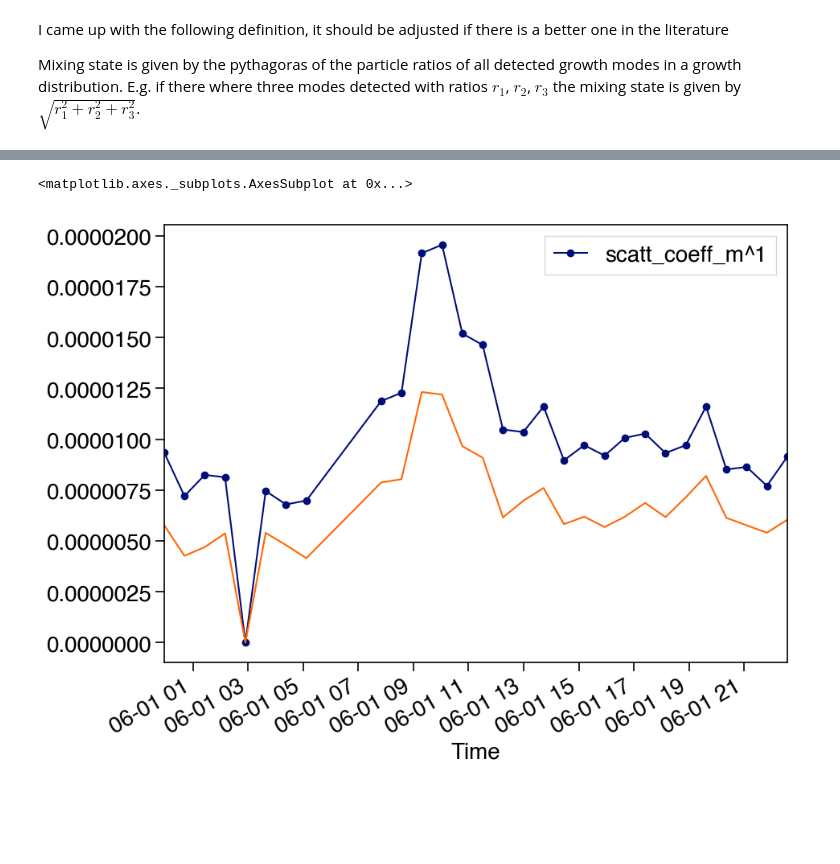
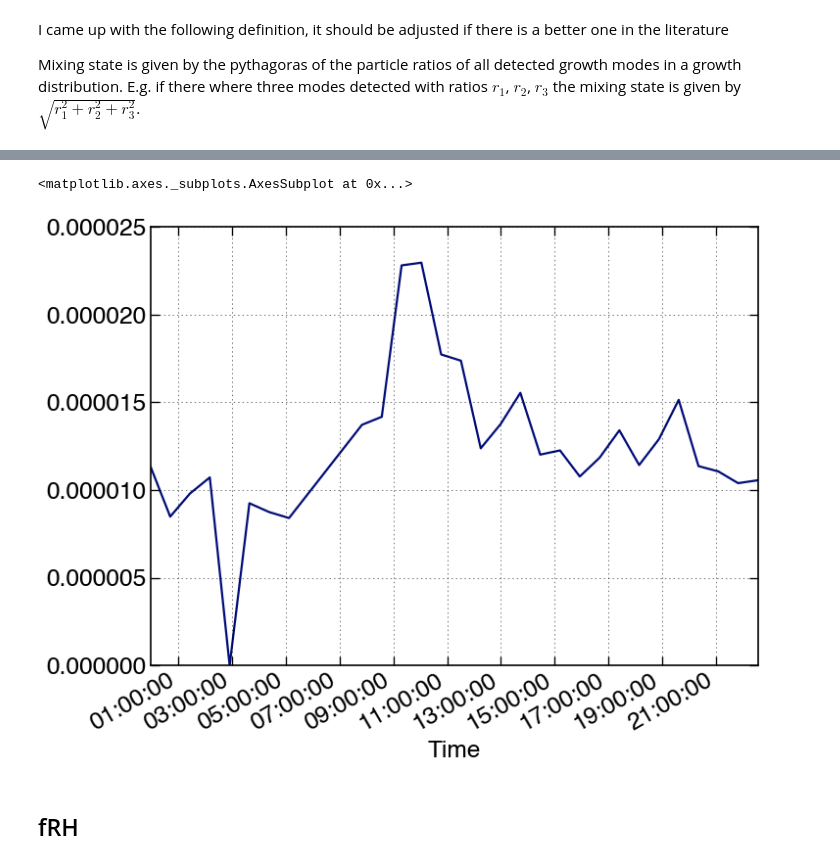
Before and after one commit to wblumberg/atm-py, a Jupyter notebook: examples/aerosols_pysics_hygroscopicity.ipynb, the cells around one changed output, grey strips where cells are left out. Drawn from its saved outputs; the diff is of its cells as text; code cells hidden in the pictures; blank space fills up the shorter version.

```diff
--- a/examples/aerosols_pysics_hygroscopicity.ipynb
+++ b/examples/aerosols_pysics_hygroscopicity.ipynb
@@ -190,6 +82,10 @@ for a, index in enumerate(sd_growth_res.keys()):
+# %%
+sd.hygroscopicity.grown_size_distribution.optical_properties.scattering_coeff.plot()
+# %% [output]
+<matplotlib.axes._subplots.AxesSubplot at 0x...>
+[figure, added]
+# %% [markdown]
+## fRH
 # %%
-a = scattering_coeff_ts.plot(marker = 'o')
-sd.optical_properties.scattering_coeff.plot(ax = a)
+a = sd.hygroscopicity.f_RH_85_40.plot()
+sd.hygroscopicity.f_RH_85_0.plot(ax = a)
-# %% [output]
-<matplotlib.axes._subplots.AxesSubplot at 0x...>
-[figure, removed]
```
Also changed, not shown: parts of 40 cells of this notebook, 6 other files.
